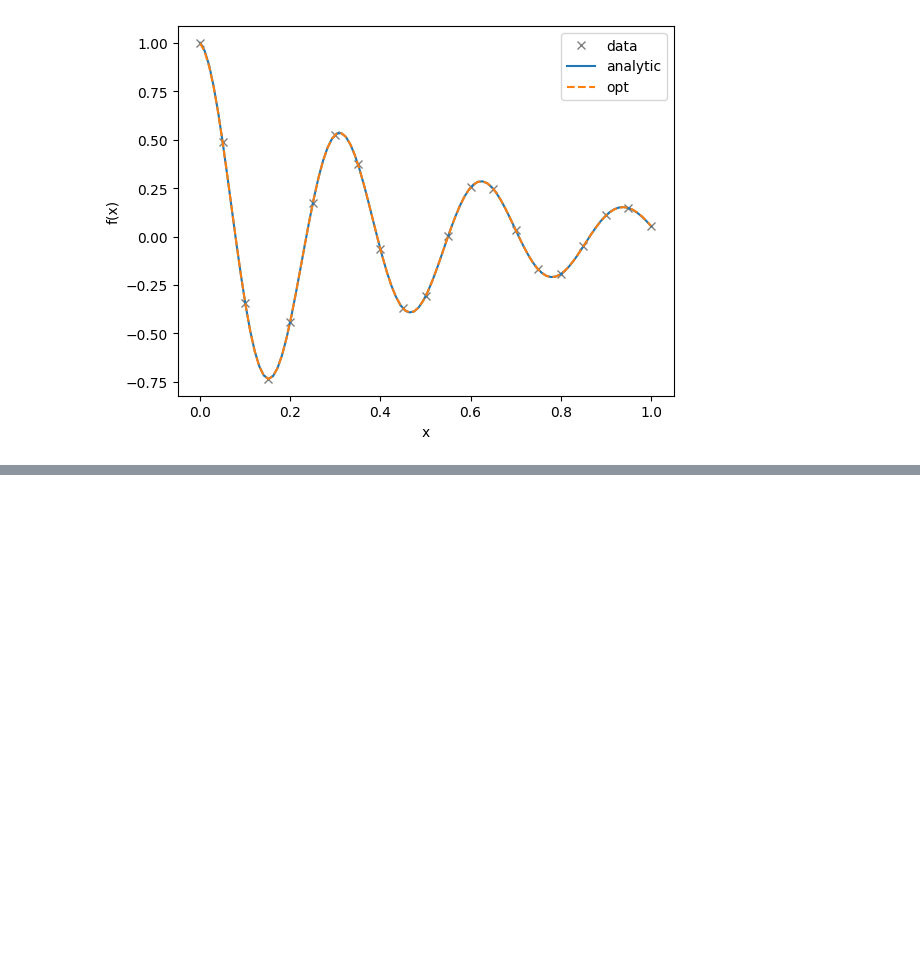
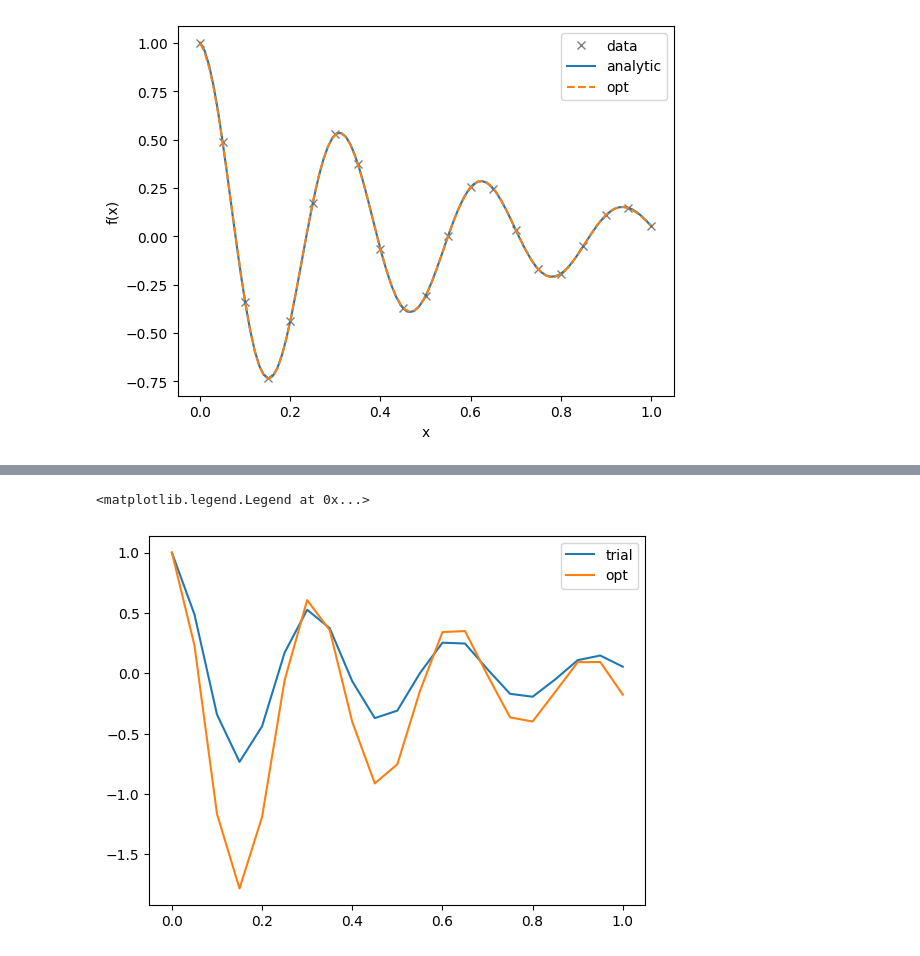
Before and after one commit to LeonardEyer/QKM, a Jupyter notebook: QKM.ipynb, the cells around one changed output, grey strips where cells are left out. Drawn from its saved outputs; the diff is of its cells as text; code cells hidden in the pictures; blank space fills up the shorter version.

```diff
--- a/QKM.ipynb
+++ b/QKM.ipynb
@@ -305,0 +376,22 @@ loss_plot([lossesRBF, lossesQK, lossesQK_simple], labels=["RBF", "QK", "QK simpl
+# %%
+def make_DE(llambda, kk):
+    def DE(x, f, dfdx):
+        return dfdx - df_dx(x, f, llambda, kk)
+
+    def f_sol(x):
+        return np.exp(-llambda * kk * x) * np.cos(llambda * x)
+
+    return DE, f_sol
+# %%
+x = np.linspace(0, 1, 21)
+DE, sol = make_DE(20, 0.1)
+y = f_sol(x, 20, 0.1)
+
+k = K_HEA_RX(8)
+f = mmr_DE_newton(DE, np.array([x, x]), 0, 1, k)
+plt.plot(x, y, label="trial")
+plt.plot(x, np.array([f(x) for x in x]), label="opt")
+plt.legend()
+# %% [output]
+<matplotlib.legend.Legend at 0x...>
+[figure, added]
```
Also changed, not shown: parts of 2 cells of this notebook.
